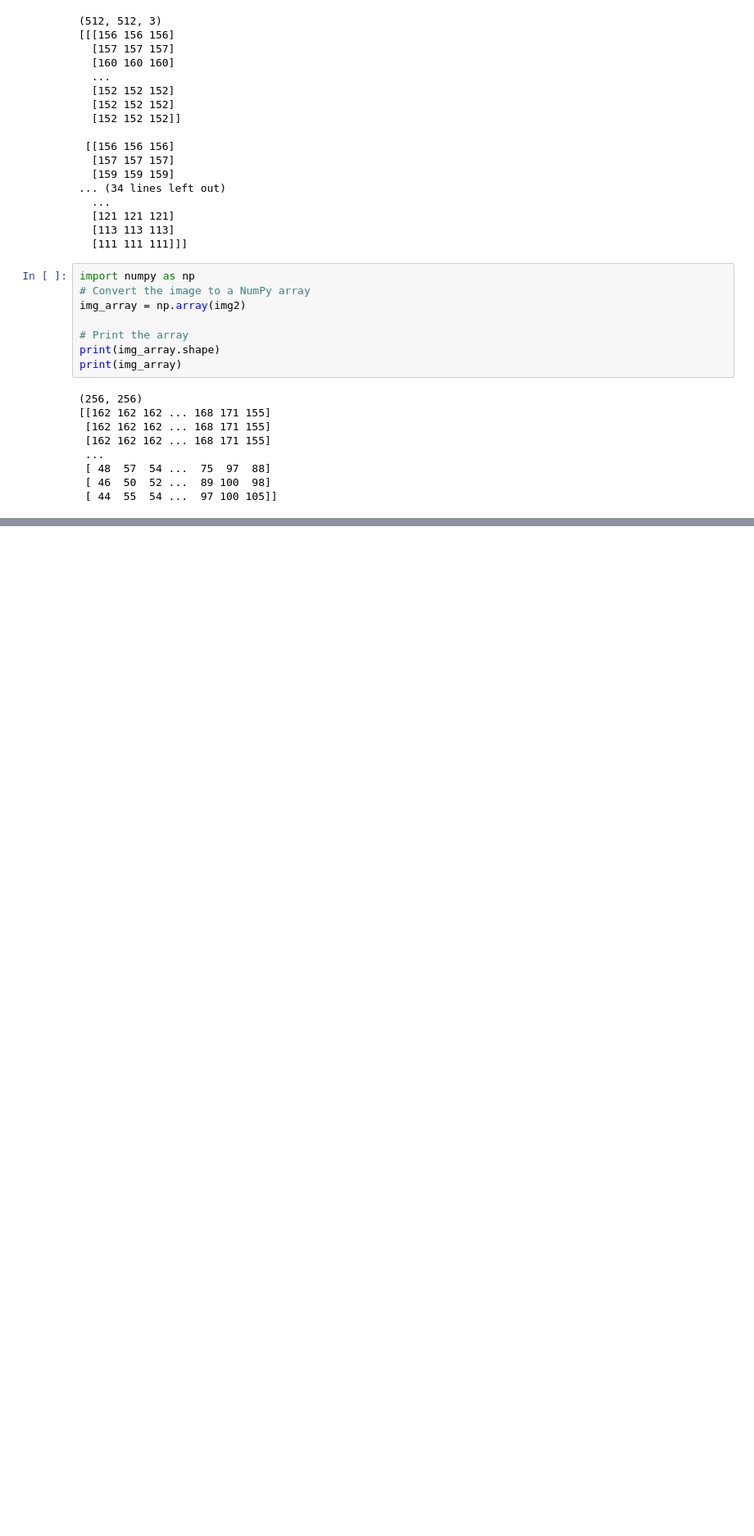
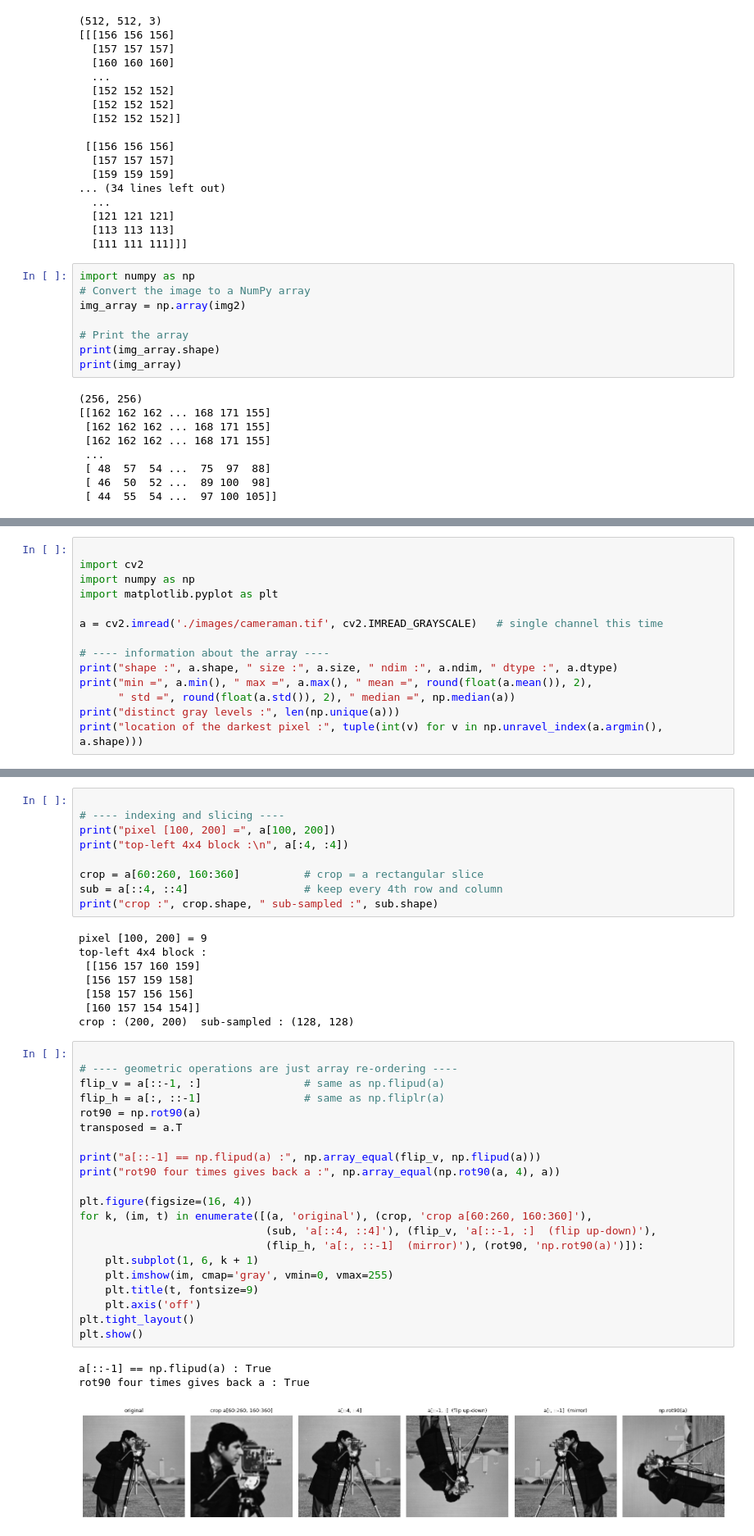
Before and after one commit to Ali-develober/Image-Processing, a Jupyter notebook: Lab1/Lab1.ipynb, the cells around one changed output, grey strips where cells are left out. Shown at 82% size. Cells and saved outputs as stored; diff of their text form; blank space fills up the shorter version.

```diff
--- a/Lab1/Lab1.ipynb
+++ b/Lab1/Lab1.ipynb
@@ -131,0 +143,14 @@ print(img_array)
+# %%
+
+import cv2
+import numpy as np
+import matplotlib.pyplot as plt
+
+a = cv2.imread('./images/cameraman.tif', cv2.IMREAD_GRAYSCALE)   # single channel this time
+
+# ---- information about the array ----
+print("shape :", a.shape, " size :", a.size, " ndim :", a.ndim, " dtype :", a.dtype)
+print("min =", a.min(), " max =", a.max(), " mean =", round(float(a.mean()), 2),
+      " std =", round(float(a.std()), 2), " median =", np.median(a))
+print("distinct gray levels :", len(np.unique(a)))
+print("location of the darkest pixel :", tuple(int(v) for v in np.unravel_index(a.argmin(), a.shape)))
@@ -131,0 +162,42 @@ print(img_array)
+# %%
+
+# ---- indexing and slicing ----
+print("pixel [100, 200] =", a[100, 200])
+print("top-left 4x4 block :\n", a[:4, :4])
+
+crop = a[60:260, 160:360]          # crop = a rectangular slice
+sub = a[::4, ::4]                  # keep every 4th row and column
+print("crop :", crop.shape, " sub-sampled :", sub.shape)
+# %% [output]
+pixel [100, 200] = 9
+top-left 4x4 block :
+ [[156 157 160 159]
+ [156 157 159 158]
+ [158 157 156 156]
+ [160 157 154 154]]
+crop : (200, 200)  sub-sampled : (128, 128)
+# %%
+
+# ---- geometric operations are just array re-ordering ----
+flip_v = a[::-1, :]                # same as np.flipud(a)
+flip_h = a[:, ::-1]                # same as np.fliplr(a)
+rot90 = np.rot90(a)
+transposed = a.T
+
+print("a[::-1] == np.flipud(a) :", np.array_equal(flip_v, np.flipud(a)))
+print("rot90 four times gives back a :", np.array_equal(np.rot90(a, 4), a))
+
+plt.figure(figsize=(16, 4))
+for k, (im, t) in enumerate([(a, 'original'), (crop, 'crop a[60:260, 160:360]'),
+                             (sub, 'a[::4, ::4]'), (flip_v, 'a[::-1, :]  (flip up-down)'),
+                             (flip_h, 'a[:, ::-1]  (mirror)'), (rot90, 'np.rot90(a)')]):
+    plt.subplot(1, 6, k + 1)
+    plt.imshow(im, cmap='gray', vmin=0, vmax=255)
+    plt.title(t, fontsize=9)
+    plt.axis('off')
+plt.tight_layout()
+plt.show()
+# %% [output]
+a[::-1] == np.flipud(a) : True
+rot90 four times gives back a : True
+[figure, added]
```
Also changed, not shown: parts of 10 cells of this notebook, 22 other files.
